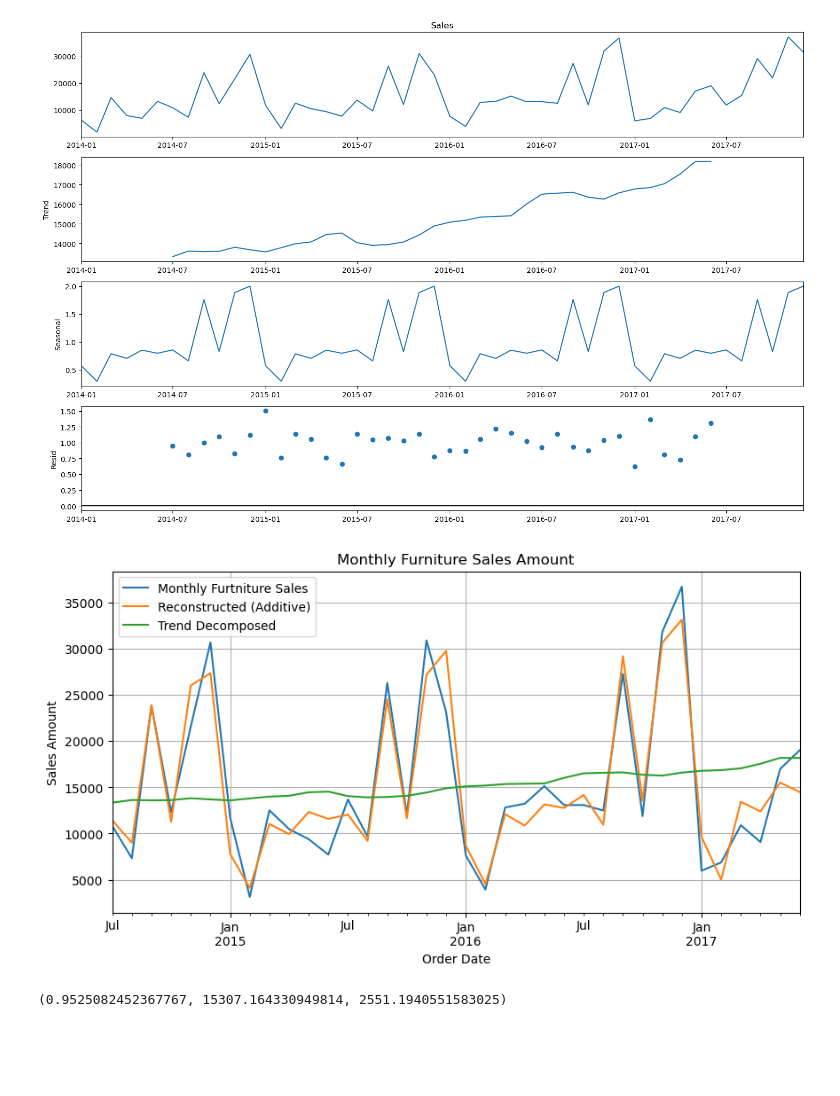
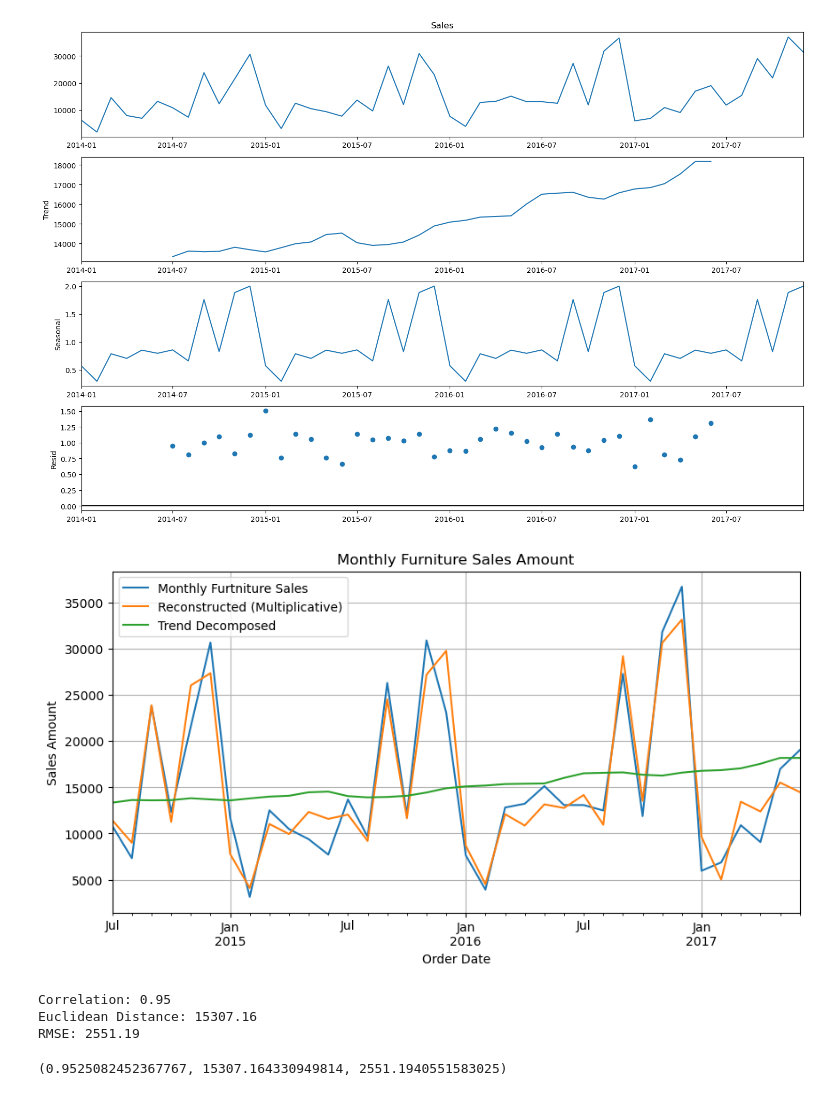
Before and after one commit to yoonhwang/Machine-Learning-and-Generative-AI-for-Marketing, a Jupyter notebook: ch.4/TimeSeriesAnalysis.ipynb, the cells around one changed output. Drawn from its saved outputs; the diff is of its cells as text; code cells hidden in the pictures; blank space fills up the shorter version.

```diff
--- a/ch.4/TimeSeriesAnalysis.ipynb
+++ b/ch.4/TimeSeriesAnalysis.ipynb
@@ -54,7 +54,9 @@ array(['Furniture', 'Office Supplies', 'Technology'], dtype=object)
 # 1. Time-Series Basics
 # %%
 df["OrderDate"] = pd.to_datetime(df["OrderDate"])
-ts_df = df[["OrderID", "OrderDate", "Quantity", "Sales", "Category"]].copy().set_index("OrderDate")
+ts_df = df[[
+    "OrderID", "OrderDate", "Quantity", "Sales", "Category"
+]].copy().set_index("OrderDate")
 # %%
 ts_df.head()
 # %% [output]
@@ -334,15 +318,15 @@ reconstructed_wo_resid = decomposition.trend * decomposition.seasonal
 # %%
 dates = reconstructed_wo_resid.dropna().index
 ax = furniture_monthly_sales[dates].plot(figsize=(10,5))
 reconstructed_wo_resid[dates].plot(ax=ax, grid=True)
 decomposition.trend[dates].plot(ax=ax, grid=True)
 
 ax.set_ylabel("Sales Amount")
 ax.set_xlabel("Order Date")
 ax.set_title("Monthly Furniture Sales Amount")
 
-plt.legend(["Monthly Furtniture Sales", "Reconstructed (Additive)", "Trend Decomposed"])
+plt.legend(["Monthly Furtniture Sales", "Reconstructed (Multiplicative)", "Trend Decomposed"])
 plt.show()
 # %% [output]
-[figure, old version]
+[figure, new version]
 # %%
@@ -352,3 +347,9 @@ rmse = np.sqrt(np.square(furniture_monthly_sales[dates] - reconstructed_wo_resid
+# %%
+print(f"Correlation: {corr:.02f}\nEuclidean Distance: {dist:.02f}\nRMSE: {rmse:.02f}")
+# %% [output]
+Correlation: 0.95
+Euclidean Distance: 15307.16
+RMSE: 2551.19
 # %%
 corr, dist, rmse
 # %% [output]
```
Also changed, not shown: parts of 24 cells of this notebook.
